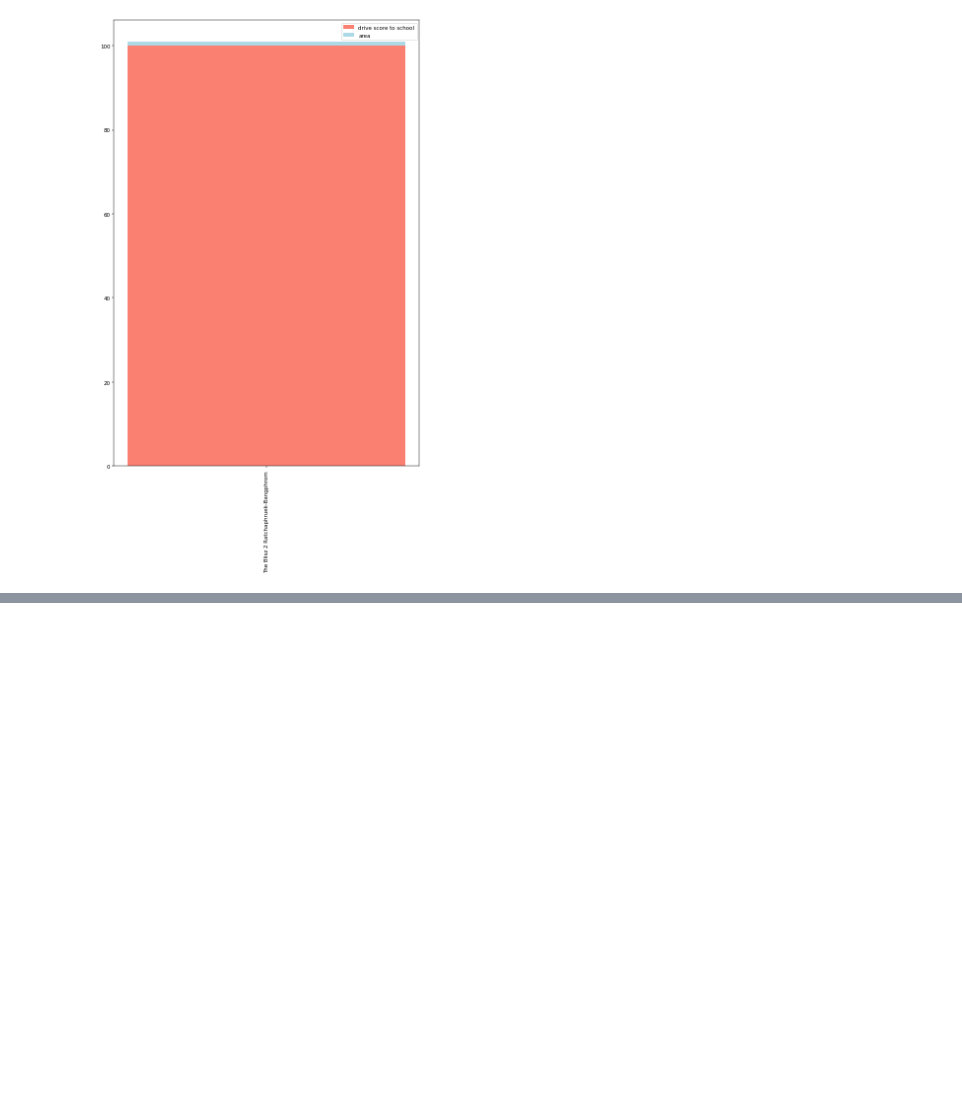
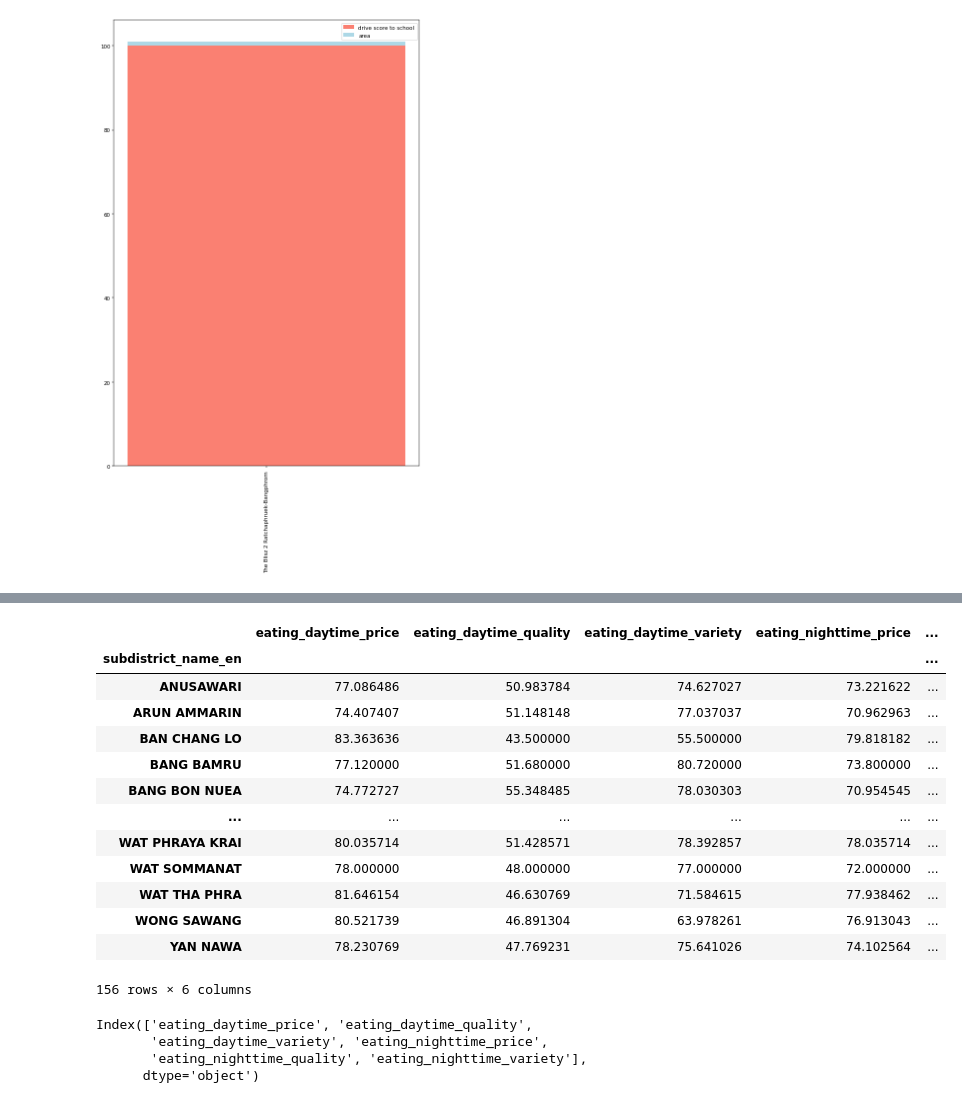
Before and after one commit to sucheerarighthere/BasicProg_DataViz65, a Jupyter notebook: FinalProject_Data.ipynb, the cells around one changed output, grey strips where cells are left out. Cells and saved outputs as stored; diff of their text form; code cells hidden in the pictures; blank space fills up the shorter version.

```diff
--- a/FinalProject_Data.ipynb
+++ b/FinalProject_Data.ipynb
@@ -375,0 +397,3 @@ plt.legend();
+# %%
+eatscore = mydata[['subdistrict_name_en','eating_daytime_price',	'eating_daytime_quality',	'eating_daytime_variety',	'eating_nighttime_price',	'eating_nighttime_quality','eating_nighttime_variety']]
+eatscore
@@ -375,0 +440,27 @@ plt.legend();
+# %%
+eieieat = eatscore.groupby('subdistrict_name_en')[['eating_daytime_price', 'eating_daytime_quality',
+       'eating_daytime_variety', 'eating_nighttime_price',
+       'eating_nighttime_quality', 'eating_nighttime_variety']].mean()
+eieieat
+# %% [output]
+|  | eating_daytime_price | eating_daytime_quality | eating_daytime_variety | eating_nighttime_price | ... |
+| subdistrict_name_en |  |  |  |  | ... |
+| ANUSAWARI | 77.086486 | 50.983784 | 74.627027 | 73.221622 | ... |
+| ARUN AMMARIN | 74.407407 | 51.148148 | 77.037037 | 70.962963 | ... |
+| BAN CHANG LO | 83.363636 | 43.500000 | 55.500000 | 79.818182 | ... |
+| BANG BAMRU | 77.120000 | 51.680000 | 80.720000 | 73.800000 | ... |
+| BANG BON NUEA | 74.772727 | 55.348485 | 78.030303 | 70.954545 | ... |
+| ... | ... | ... | ... | ... | ... |
+| WAT PHRAYA KRAI | 80.035714 | 51.428571 | 78.392857 | 78.035714 | ... |
+| WAT SOMMANAT | 78.000000 | 48.000000 | 77.000000 | 72.000000 | ... |
+| WAT THA PHRA | 81.646154 | 46.630769 | 71.584615 | 77.938462 | ... |
+| WONG SAWANG | 80.521739 | 46.891304 | 63.978261 | 76.913043 | ... |
+| YAN NAWA | 78.230769 | 47.769231 | 75.641026 | 74.102564 | ... |
+156 rows × 6 columns
+# %%
+eieieat.columns
+# %% [output]
+Index(['eating_daytime_price', 'eating_daytime_quality',
+       'eating_daytime_variety', 'eating_nighttime_price',
+       'eating_nighttime_quality', 'eating_nighttime_variety'],
+      dtype='object')
```
Also changed, not shown: parts of 21 cells of this notebook.
